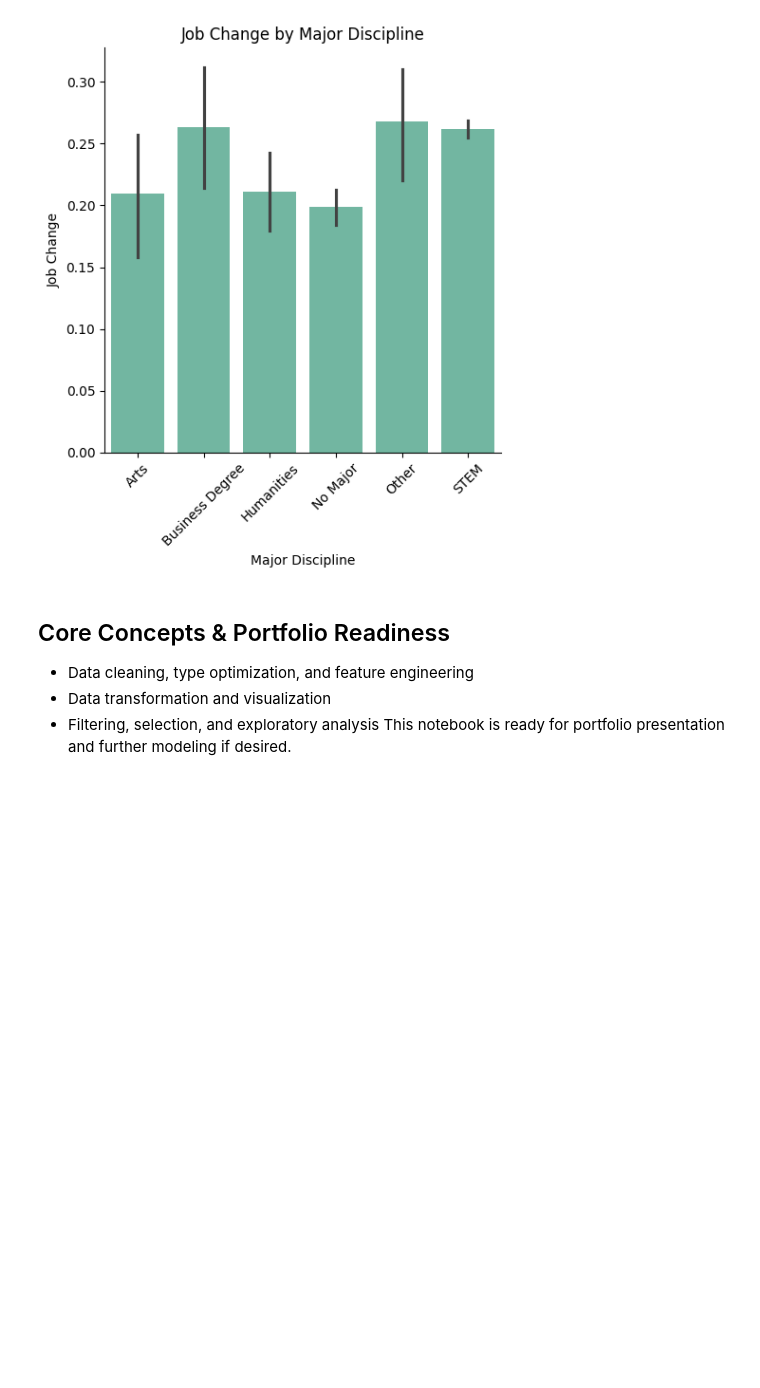
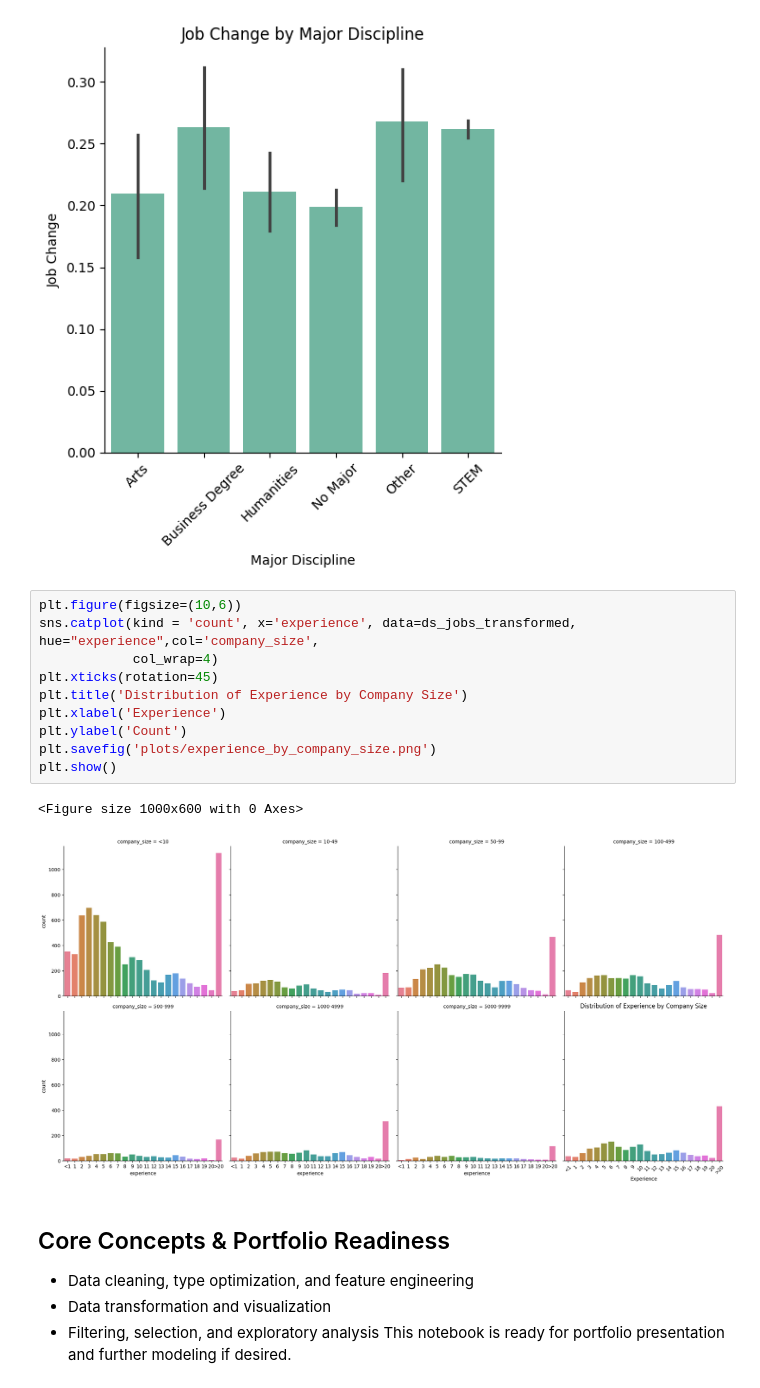
Before and after one commit to Alaeddin-B/DS_project5-DataPrep-, a Jupyter notebook: notebook.ipynb, the cells around one changed output. Cells and saved outputs as stored; diff of their text form; blank space fills up the shorter version.

```diff
--- a/notebook.ipynb
+++ b/notebook.ipynb
@@ -209,6 +209,19 @@ plt.xticks(rotation=45)
 plt.show()
 # %% [output]
 [figure]
+# %%
+plt.figure(figsize=(10,6))
+sns.catplot(kind = 'count', x='experience', data=ds_jobs_transformed, hue="experience",col='company_size',
+            col_wrap=4)
+plt.xticks(rotation=45)
+plt.title('Distribution of Experience by Company Size')
+plt.xlabel('Experience')
+plt.ylabel('Count')
+plt.savefig('plots/experience_by_company_size.png')
+plt.show()
+# %% [output]
+<Figure size 1000x600 with 0 Axes>
+[figure, added]
 # %% [markdown]
 ## Core Concepts & Portfolio Readiness
 - Data cleaning, type optimization, and feature engineering
```
Also changed, not shown: 1 other file.
